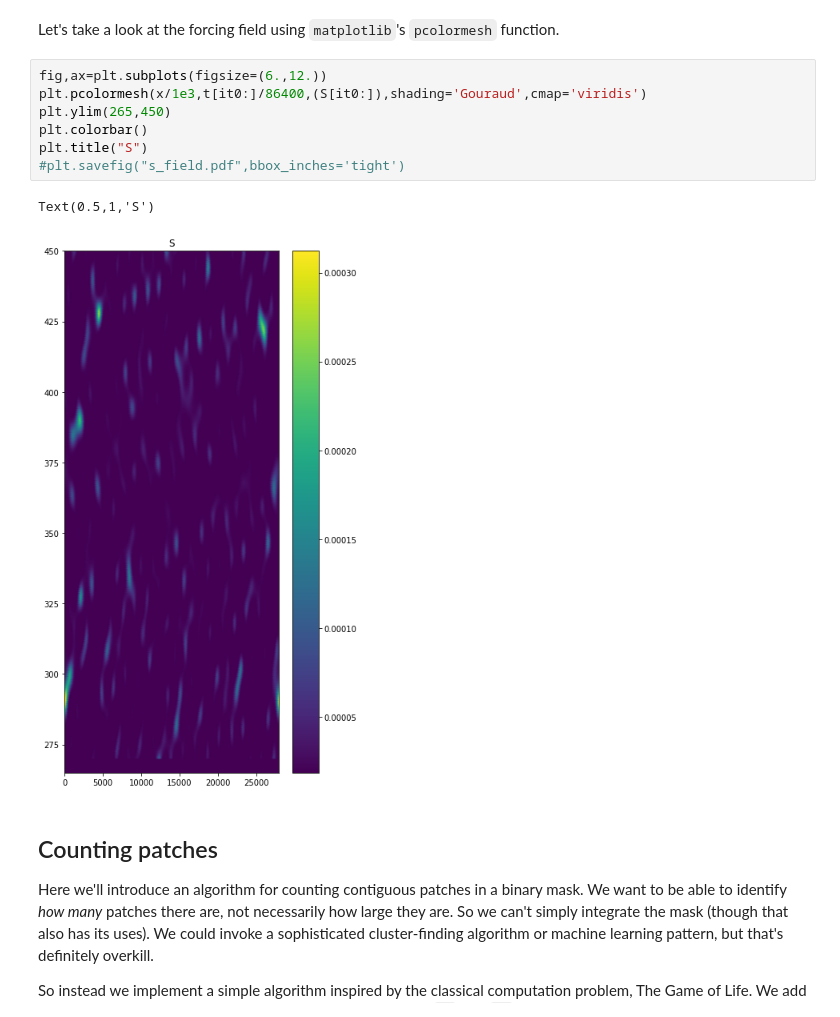
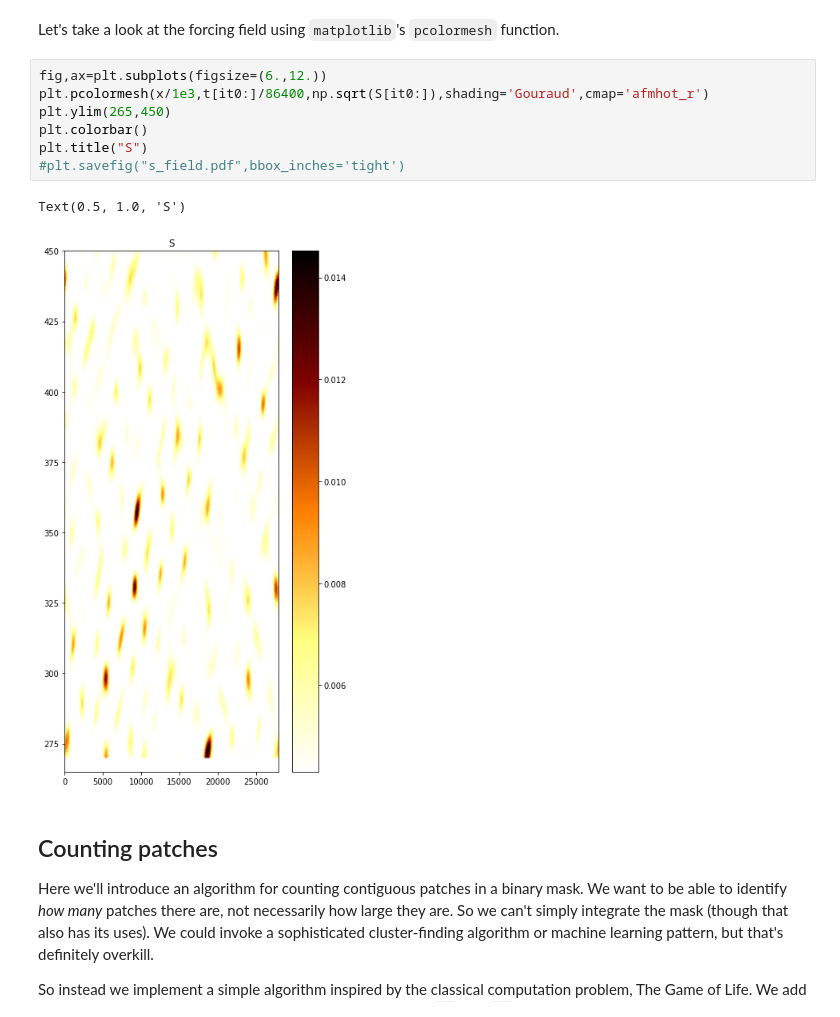
Before and after one commit to sjsmith757/rossby-blocking, a Jupyter notebook: documentation.ipynb, the cells around one changed output. Drawn from its saved outputs; the diff is of its cells as text.

```diff
--- a/documentation.ipynb
+++ b/documentation.ipynb
@@ -297,14 +296,14 @@ it0 = np.where(t/86400 > 260)[0][0]
 Let's take a look at the forcing field using `matplotlib`'s `pcolormesh` function.
 # %%
 fig,ax=plt.subplots(figsize=(6.,12.))
-plt.pcolormesh(x/1e3,t[it0:]/86400,(S[it0:]),shading='Gouraud',cmap='viridis')
+plt.pcolormesh(x/1e3,t[it0:]/86400,np.sqrt(S[it0:]),shading='Gouraud',cmap='afmhot_r')
 plt.ylim(265,450)
 plt.colorbar()
 plt.title("S")
 #plt.savefig("s_field.pdf",bbox_inches='tight')
 # %% [output]
-Text(0.5,1,'S')
+Text(0.5, 1.0, 'S')
-[figure, old version]
+[figure, new version]
 # %% [markdown]
 ## Counting patches
 
```
Also changed, not shown: parts of 29 cells of this notebook, 9 other files.
